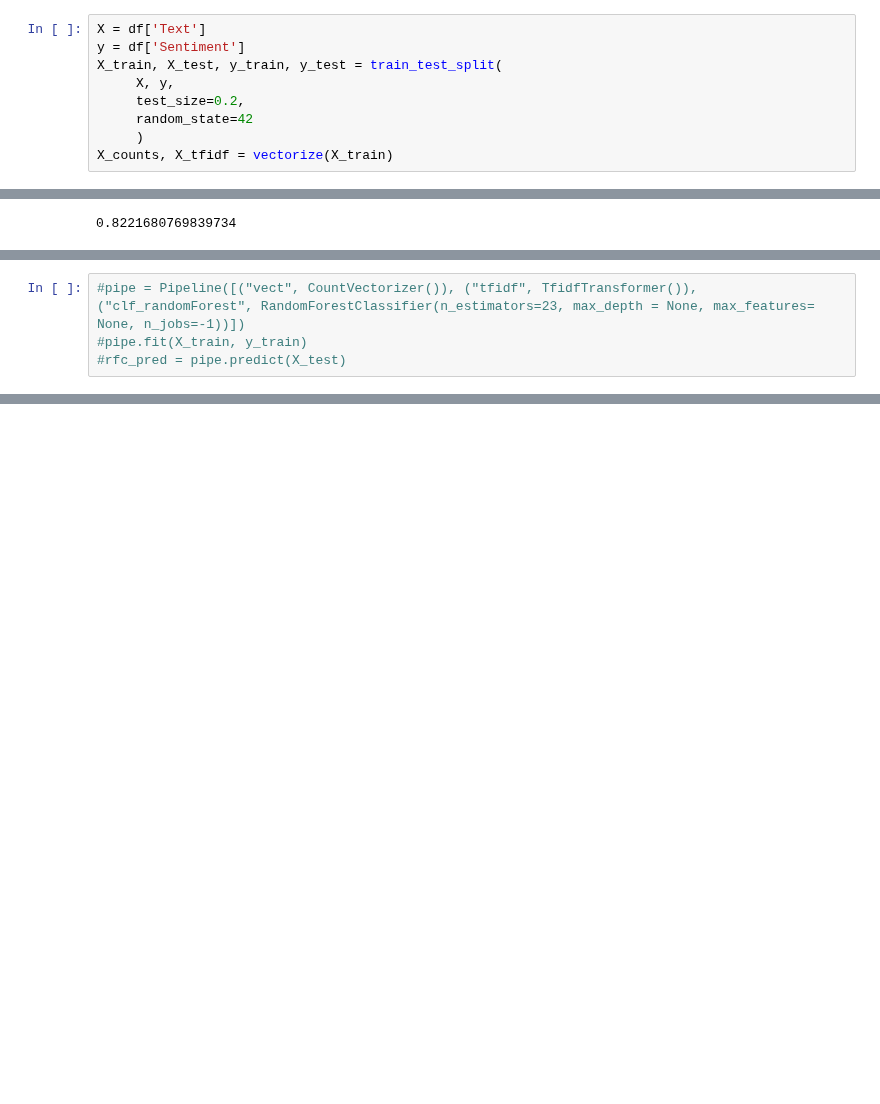
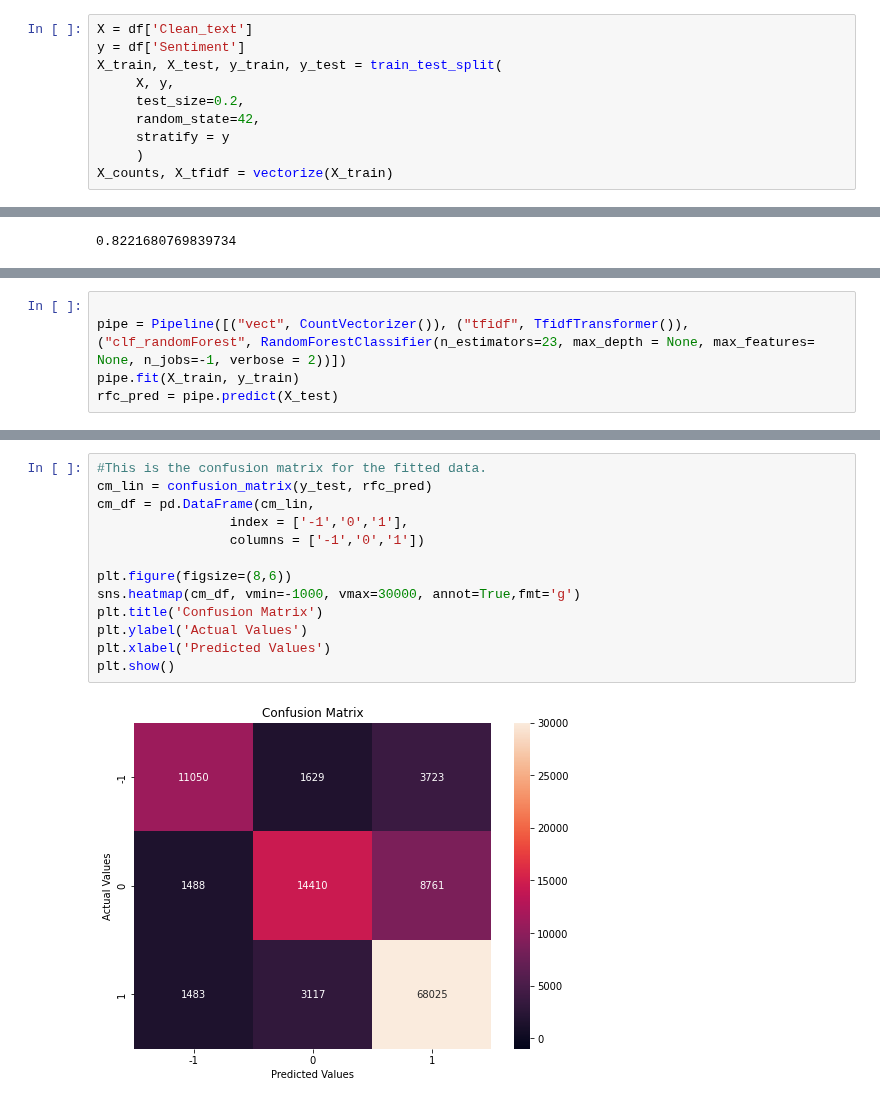
Before and after one commit to COGS118A/Group027-Sp22, a Jupyter notebook: models/RFC.ipynb, the cells around one changed output, grey strips where cells are left out. Saved outputs shown, nothing was run; the diff lists cells and outputs as text; blank space fills up the shorter version.

```diff
--- a/models/RFC.ipynb
+++ b/models/RFC.ipynb
@@ -37,12 +35,13 @@ Concatenating ../data\Reviews-4.csv
 tags = ['html', 'stop','punc','lower']
 text_preprocess(df, tags)
 # %%
-X = df['Text']
+X = df['Clean_text']
 y = df['Sentiment']
 X_train, X_test, y_train, y_test = train_test_split(
      X, y,
      test_size=0.2,
-     random_state=42
+     random_state=42,
+     stratify = y
      )
 X_counts, X_tfidf = vectorize(X_train)
 # %%
@@ -232,4 +225,5 @@ array([[10587,  1828,  3886],
 # %%
-#pipe = Pipeline([("vect", CountVectorizer()), ("tfidf", TfidfTransformer()), ("clf_randomForest", RandomForestClassifier(n_estimators=23, max_depth = None, max_features= None, n_jobs=-1))])
-#pipe.fit(X_train, y_train)
-#rfc_pred = pipe.predict(X_test)
+
+pipe = Pipeline([("vect", CountVectorizer()), ("tfidf", TfidfTransformer()), ("clf_randomForest", RandomForestClassifier(n_estimators=23, max_depth = None, max_features= None, n_jobs=-1, verbose = 2))])
+pipe.fit(X_train, y_train)
+rfc_pred = pipe.predict(X_test)
@@ -237,0 +289,15 @@ array([[10587,  1828,  3886],
+# %%
+#This is the confusion matrix for the fitted data.
+cm_lin = confusion_matrix(y_test, rfc_pred)
+cm_df = pd.DataFrame(cm_lin,
+                 index = ['-1','0','1'],
+                 columns = ['-1','0','1'])
+
+plt.figure(figsize=(8,6))
+sns.heatmap(cm_df, vmin=-1000, vmax=30000, annot=True,fmt='g')
+plt.title('Confusion Matrix')
+plt.ylabel('Actual Values')
+plt.xlabel('Predicted Values')
+plt.show()
+# %% [output]
+[figure, added]
```
Also changed, not shown: parts of 8 cells of this notebook.
